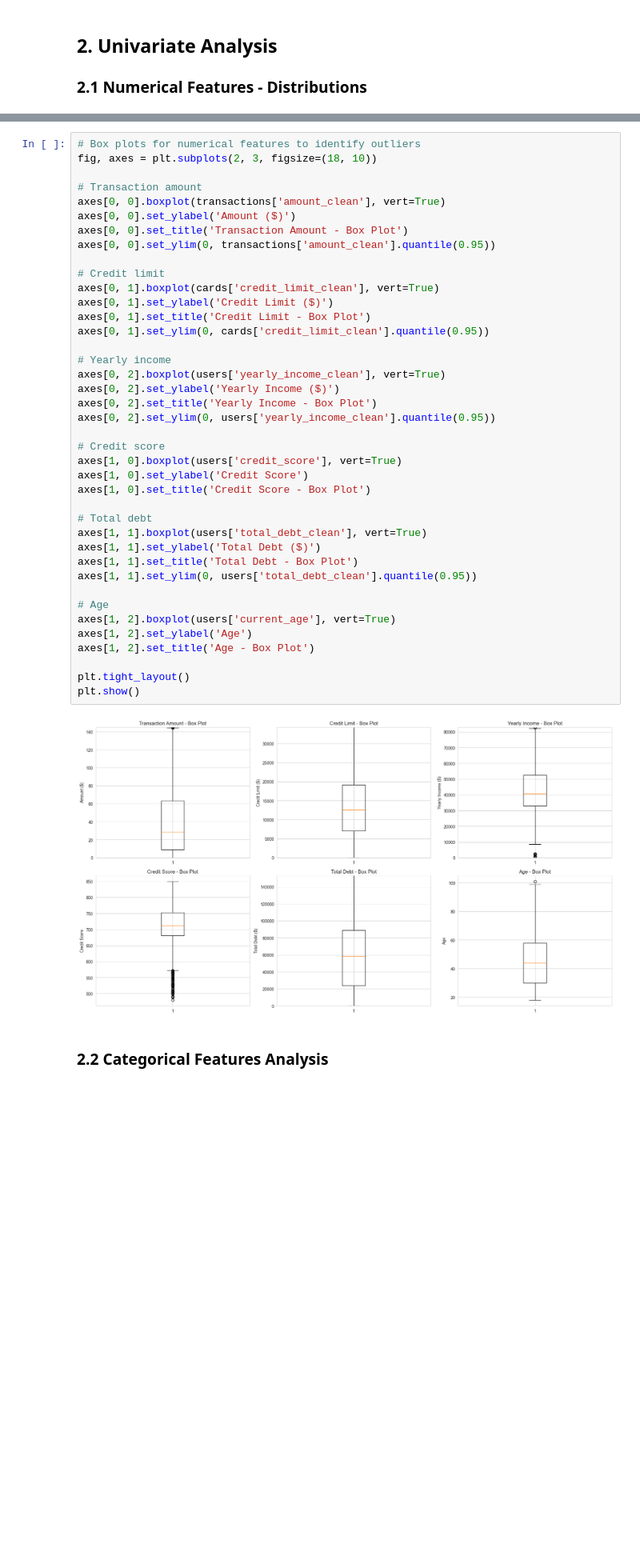
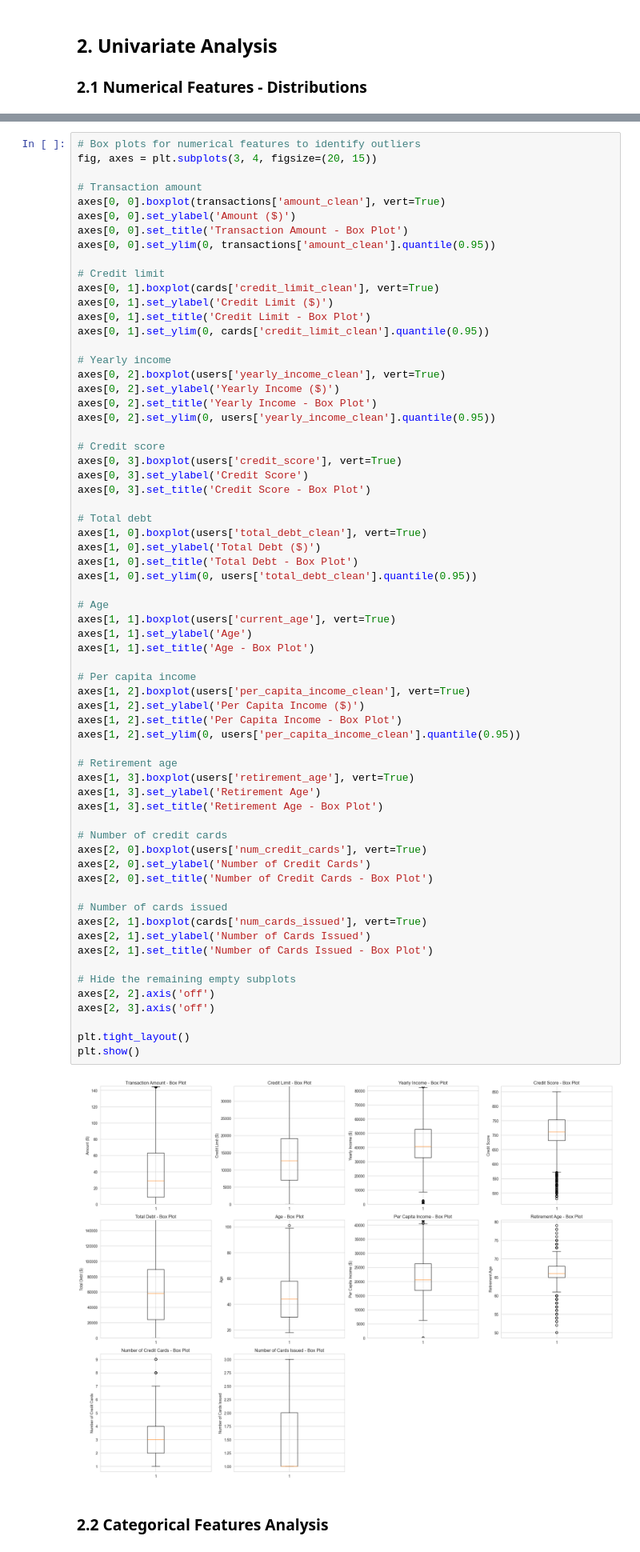
Before and after one commit to babdudu/dataMining, a Jupyter notebook: Project.ipynb, the cells around one changed output, grey strips where cells are left out. Shown at 80% size. Saved outputs shown, nothing was run; the diff lists cells and outputs as text; blank space fills up the shorter version.

```diff
--- a/Project.ipynb
+++ b/Project.ipynb
@@ -515,45 +546,70 @@ plt.show()
 # %%
 # Box plots for numerical features to identify outliers
-fig, axes = plt.subplots(2, 3, figsize=(18, 10))
+fig, axes = plt.subplots(3, 4, figsize=(20, 15))
 
 # Transaction amount
 axes[0, 0].boxplot(transactions['amount_clean'], vert=True)
 axes[0, 0].set_ylabel('Amount ($)')
 axes[0, 0].set_title('Transaction Amount - Box Plot')
 axes[0, 0].set_ylim(0, transactions['amount_clean'].quantile(0.95))
 
 # Credit limit
 axes[0, 1].boxplot(cards['credit_limit_clean'], vert=True)
 axes[0, 1].set_ylabel('Credit Limit ($)')
 axes[0, 1].set_title('Credit Limit - Box Plot')
 axes[0, 1].set_ylim(0, cards['credit_limit_clean'].quantile(0.95))
 
 # Yearly income
 axes[0, 2].boxplot(users['yearly_income_clean'], vert=True)
 axes[0, 2].set_ylabel('Yearly Income ($)')
 axes[0, 2].set_title('Yearly Income - Box Plot')
 axes[0, 2].set_ylim(0, users['yearly_income_clean'].quantile(0.95))
 
 # Credit score
-axes[1, 0].boxplot(users['credit_score'], vert=True)
-axes[1, 0].set_ylabel('Credit Score')
-axes[1, 0].set_title('Credit Score - Box Plot')
+axes[0, 3].boxplot(users['credit_score'], vert=True)
+axes[0, 3].set_ylabel('Credit Score')
+axes[0, 3].set_title('Credit Score - Box Plot')
 
 # Total debt
-axes[1, 1].boxplot(users['total_debt_clean'], vert=True)
-axes[1, 1].set_ylabel('Total Debt ($)')
-axes[1, 1].set_title('Total Debt - Box Plot')
-axes[1, 1].set_ylim(0, users['total_debt_clean'].quantile(0.95))
+axes[1, 0].boxplot(users['total_debt_clean'], vert=True)
+axes[1, 0].set_ylabel('Total Debt ($)')
+axes[1, 0].set_title('Total Debt - Box Plot')
+axes[1, 0].set_ylim(0, users['total_debt_clean'].quantile(0.95))
 
 # Age
-axes[1, 2].boxplot(users['current_age'], vert=True)
-axes[1, 2].set_ylabel('Age')
-axes[1, 2].set_title('Age - Box Plot')
+axes[1, 1].boxplot(users['current_age'], vert=True)
+axes[1, 1].set_ylabel('Age')
+axes[1, 1].set_title('Age - Box Plot')
+
+# Per capita income
+axes[1, 2].boxplot(users['per_capita_income_clean'], vert=True)
+axes[1, 2].set_ylabel('Per Capita Income ($)')
+axes[1, 2].set_title('Per Capita Income - Box Plot')
+axes[1, 2].set_ylim(0, users['per_capita_income_clean'].quantile(0.95))
+
+# Retirement age
+axes[1, 3].boxplot(users['retirement_age'], vert=True)
+axes[1, 3].set_ylabel('Retirement Age')
+axes[1, 3].set_title('Retirement Age - Box Plot')
+
+# Number of credit cards
+axes[2, 0].boxplot(users['num_credit_cards'], vert=True)
+axes[2, 0].set_ylabel('Number of Credit Cards')
+axes[2, 0].set_title('Number of Credit Cards - Box Plot')
+
+# Number of cards issued
+axes[2, 1].boxplot(cards['num_cards_issued'], vert=True)
+axes[2, 1].set_ylabel('Number of Cards Issued')
+axes[2, 1].set_title('Number of Cards Issued - Box Plot')
+
+# Hide the remaining empty subplots
+axes[2, 2].axis('off')
+axes[2, 3].axis('off')
 
 plt.tight_layout()
 plt.show()
 # %% [output]
-[figure, old version]
+[figure, new version]
 # %% [markdown]
 ### 2.2 Categorical Features Analysis
 # %%
```
Also changed, not shown: parts of 4 cells of this notebook.
